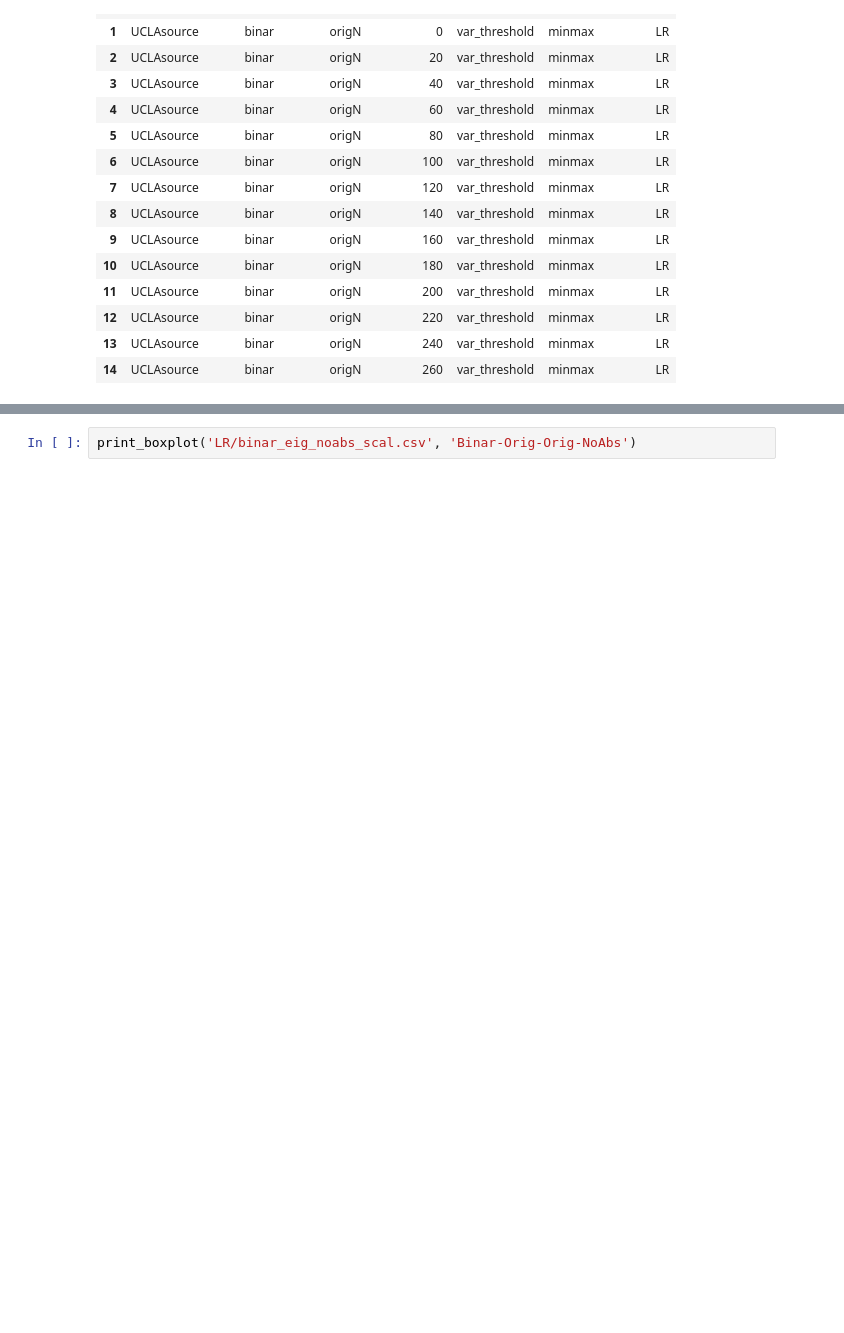
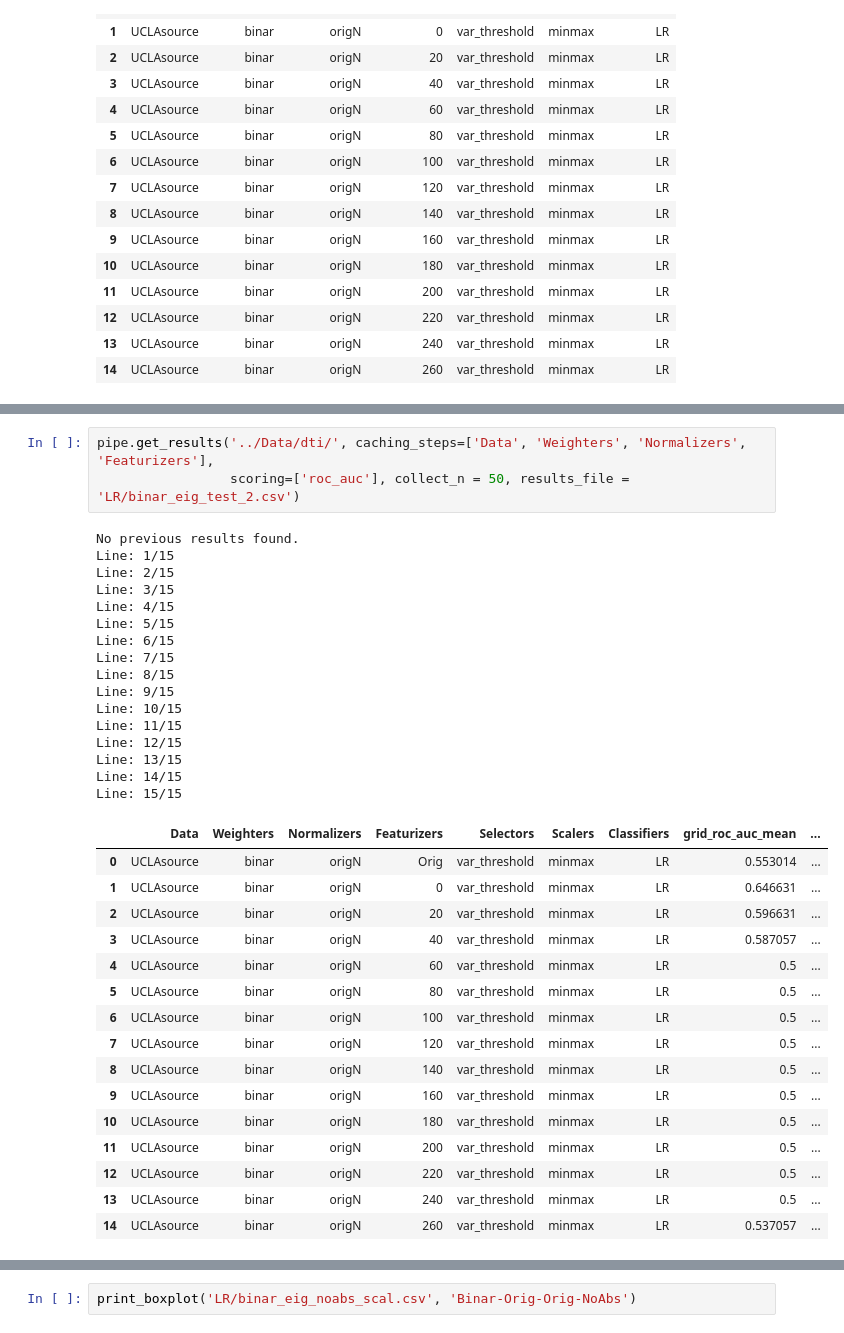
Before and after one commit to Tismoney/PRNI2016, a Jupyter notebook: KernelAlgoritm/LR_new.ipynb, the cells around one changed output, grey strips where cells are left out. Saved outputs shown, nothing was run; the diff lists cells and outputs as text; blank space fills up the shorter version.

```diff
--- a/KernelAlgoritm/LR_new.ipynb
+++ b/KernelAlgoritm/LR_new.ipynb
@@ -276 +266,37 @@ Line: 15/15
+# %%
+pipe.get_results('../Data/dti/', caching_steps=['Data', 'Weighters', 'Normalizers', 'Featurizers'],
+                 scoring=['roc_auc'], collect_n = 50, results_file = 'LR/binar_eig_test_2.csv')
+# %% [output]
+No previous results found.
+Line: 1/15
+Line: 2/15
+Line: 3/15
+Line: 4/15
+Line: 5/15
+Line: 6/15
+Line: 7/15
+Line: 8/15
+Line: 9/15
+Line: 10/15
+Line: 11/15
+Line: 12/15
+Line: 13/15
+Line: 14/15
+Line: 15/15
+|  | Data | Weighters | Normalizers | Featurizers | Selectors | Scalers | Classifiers | grid_roc_auc_mean | ... |
+| 0 | UCLAsource | binar | origN | Orig | var_threshold | minmax | LR | 0.553014 | ... |
+| 1 | UCLAsource | binar | origN | 0 | var_threshold | minmax | LR | 0.646631 | ... |
+| 2 | UCLAsource | binar | origN | 20 | var_threshold | minmax | LR | 0.596631 | ... |
+| 3 | UCLAsource | binar | origN | 40 | var_threshold | minmax | LR | 0.587057 | ... |
+| 4 | UCLAsource | binar | origN | 60 | var_threshold | minmax | LR | 0.5 | ... |
+| 5 | UCLAsource | binar | origN | 80 | var_threshold | minmax | LR | 0.5 | ... |
+| 6 | UCLAsource | binar | origN | 100 | var_threshold | minmax | LR | 0.5 | ... |
+| 7 | UCLAsource | binar | origN | 120 | var_threshold | minmax | LR | 0.5 | ... |
+| 8 | UCLAsource | binar | origN | 140 | var_threshold | minmax | LR | 0.5 | ... |
+| 9 | UCLAsource | binar | origN | 160 | var_threshold | minmax | LR | 0.5 | ... |
+| 10 | UCLAsource | binar | origN | 180 | var_threshold | minmax | LR | 0.5 | ... |
+| 11 | UCLAsource | binar | origN | 200 | var_threshold | minmax | LR | 0.5 | ... |
+| 12 | UCLAsource | binar | origN | 220 | var_threshold | minmax | LR | 0.5 | ... |
+| 13 | UCLAsource | binar | origN | 240 | var_threshold | minmax | LR | 0.5 | ... |
+| 14 | UCLAsource | binar | origN | 260 | var_threshold | minmax | LR | 0.537057 | ... |
 # %%
```
Also changed, not shown: parts of 4 cells of this notebook, 1 other file.
